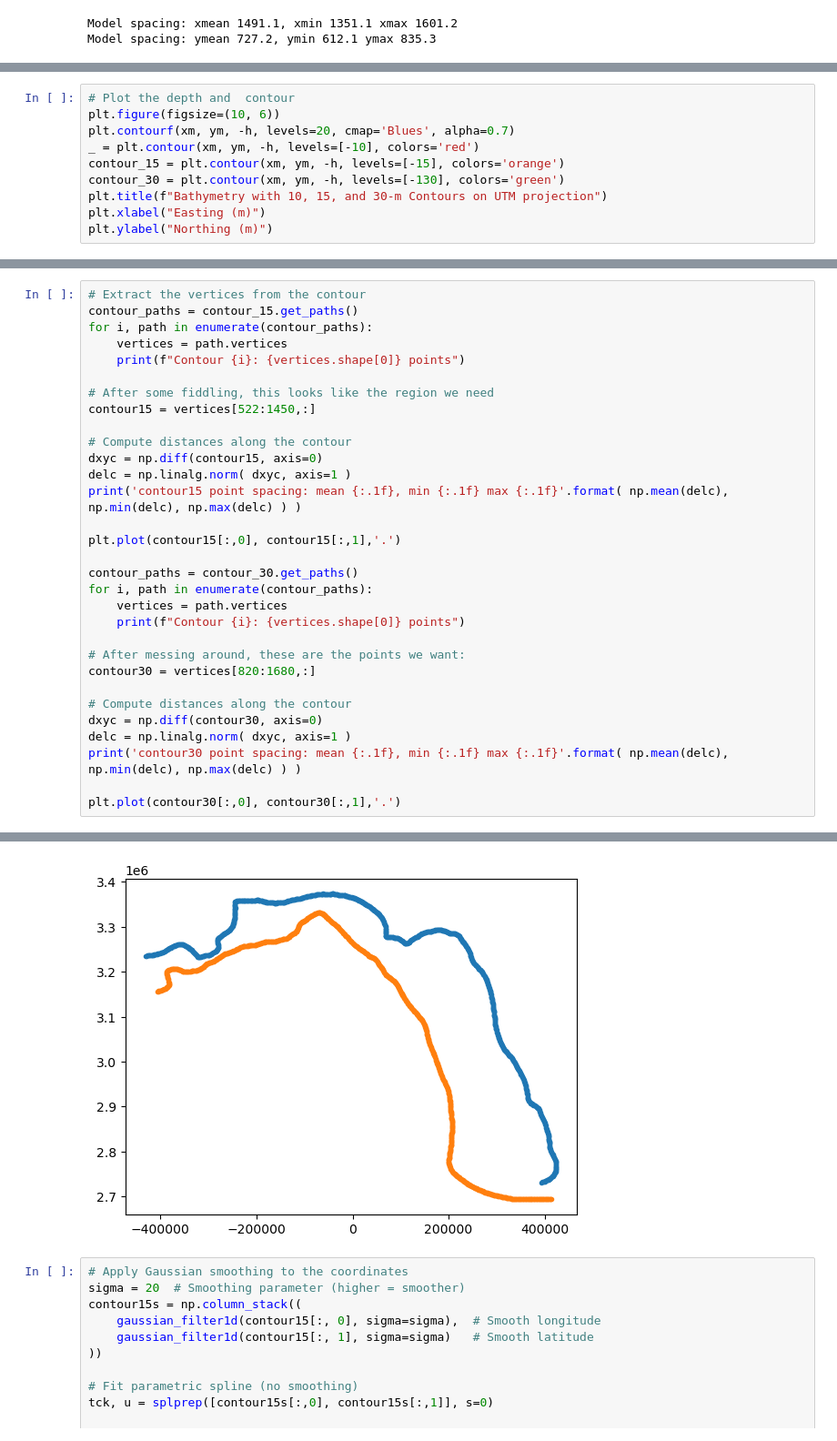
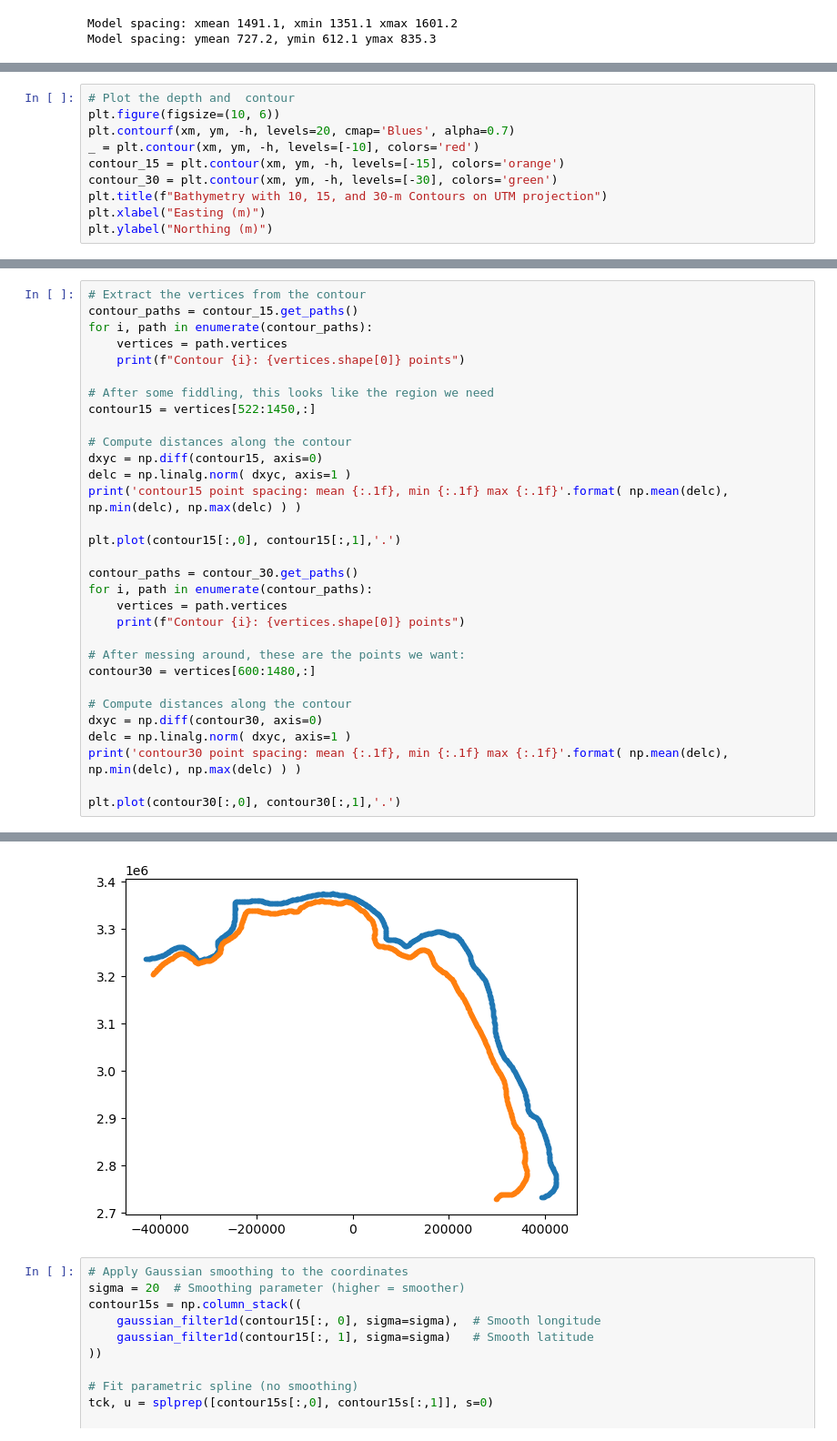
Before and after one commit to csherwood-usgs/NOPP_comparison, a Jupyter notebook: find_contour.ipynb, the cells around one changed output, grey strips where cells are left out. Shown at 91% size. Drawn from its saved outputs; the diff is of its cells as text.

```diff
--- a/find_contour.ipynb
+++ b/find_contour.ipynb
@@ -77,7 +78,7 @@ plt.figure(figsize=(10, 6))
 plt.contourf(xm, ym, -h, levels=20, cmap='Blues', alpha=0.7)
 _ = plt.contour(xm, ym, -h, levels=[-10], colors='red')
 contour_15 = plt.contour(xm, ym, -h, levels=[-15], colors='orange')
-contour_30 = plt.contour(xm, ym, -h, levels=[-130], colors='green')
+contour_30 = plt.contour(xm, ym, -h, levels=[-30], colors='green')
 plt.title(f"Bathymetry with 10, 15, and 30-m Contours on UTM projection")
 plt.xlabel("Easting (m)")
 plt.ylabel("Northing (m)")
@@ -107,7 +108,7 @@ for i, path in enumerate(contour_paths):
     print(f"Contour {i}: {vertices.shape[0]} points")
 
 # After messing around, these are the points we want:
-contour30 = vertices[820:1680,:]
+contour30 = vertices[600:1480,:]
 
 # Compute distances along the contour
 dxyc = np.diff(contour30, axis=0)
@@ -123,5 +124,5 @@ contour30 point spacing: mean 1539.3, min 0.1 max 2756.4
 [<matplotlib.lines.Line2D at 0x...>]
-[figure, old version]
+[figure, new version]
 # %%
 # Apply Gaussian smoothing to the coordinates
 sigma = 20  # Smoothing parameter (higher = smoother)
```
Also changed, not shown: parts of 5 cells of this notebook, 3 other files.
